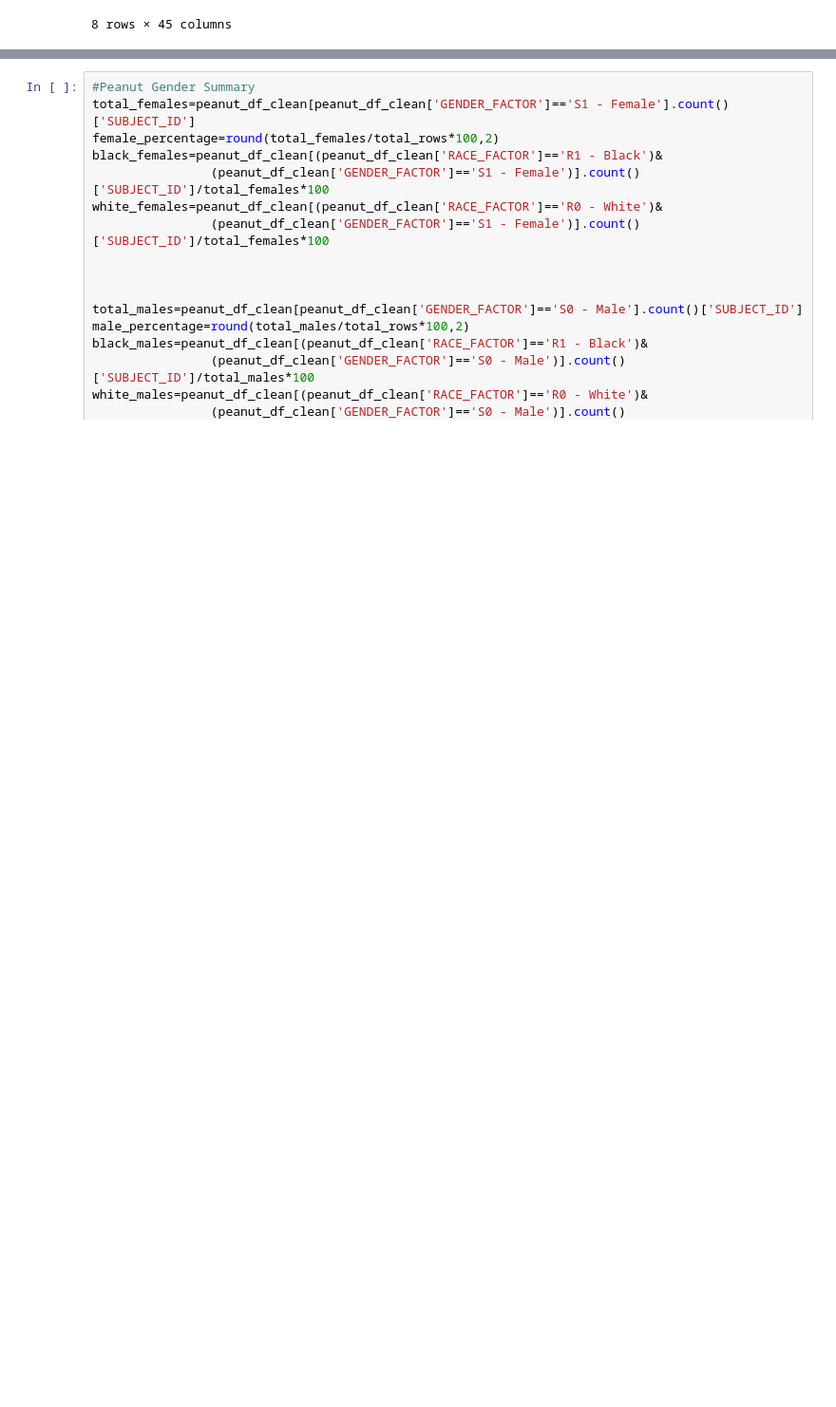
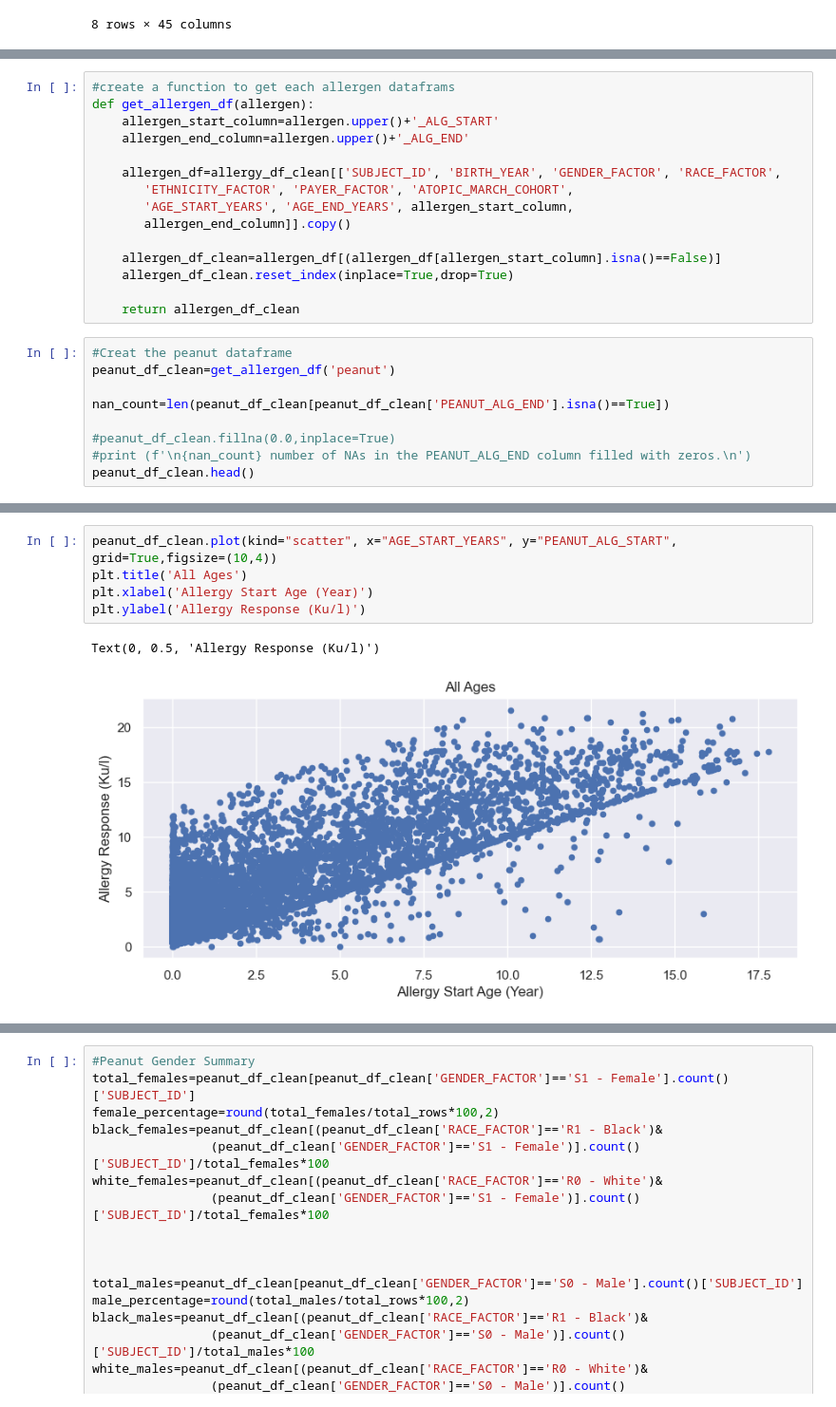
Before and after one commit to leahkrause/project_1, a Jupyter notebook: Allergy.ipynb, the cells around one changed output, grey strips where cells are left out. Shown: that part at 95% size. Cells and saved outputs as stored; diff of their text form; blank space fills up the shorter version.

Commit message:
More visualization added
Most correlated allergens and allergy response summary added

```diff
--- a/Allergy.ipynb
+++ b/Allergy.ipynb
@@ -268,0 +122,24 @@ sns.scatterplot(data=peanut_df_clean,x='PEANUT_ALG_START',y='PEANUT_ALG_END',
+# %%
+#create a function to get each allergen dataframs
+def get_allergen_df(allergen):
+    allergen_start_column=allergen.upper()+'_ALG_START'
+    allergen_end_column=allergen.upper()+'_ALG_END'
+
+    allergen_df=allergy_df_clean[['SUBJECT_ID', 'BIRTH_YEAR', 'GENDER_FACTOR', 'RACE_FACTOR',
+       'ETHNICITY_FACTOR', 'PAYER_FACTOR', 'ATOPIC_MARCH_COHORT',
+       'AGE_START_YEARS', 'AGE_END_YEARS', allergen_start_column,
+       allergen_end_column]].copy()
+
+    allergen_df_clean=allergen_df[(allergen_df[allergen_start_column].isna()==False)]
+    allergen_df_clean.reset_index(inplace=True,drop=True)
+
+    return allergen_df_clean
+# %%
+#Creat the peanut dataframe
+peanut_df_clean=get_allergen_df('peanut')
+
+nan_count=len(peanut_df_clean[peanut_df_clean['PEANUT_ALG_END'].isna()==True])
+
+#peanut_df_clean.fillna(0.0,inplace=True)
+#print (f'\n{nan_count} number of NAs in the PEANUT_ALG_END column filled with zeros.\n')
+peanut_df_clean.head()
@@ -268,0 +189,8 @@ sns.scatterplot(data=peanut_df_clean,x='PEANUT_ALG_START',y='PEANUT_ALG_END',
+# %%
+peanut_df_clean.plot(kind="scatter", x="AGE_START_YEARS", y="PEANUT_ALG_START", grid=True,figsize=(10,4))
+plt.title('All Ages')
+plt.xlabel('Allergy Start Age (Year)')
+plt.ylabel('Allergy Response (Ku/l)')
+# %% [output]
+Text(0, 0.5, 'Allergy Response (Ku/l)')
+[figure, added]
```
Also changed, not shown: parts of 42 cells of this notebook, 5 other files.
